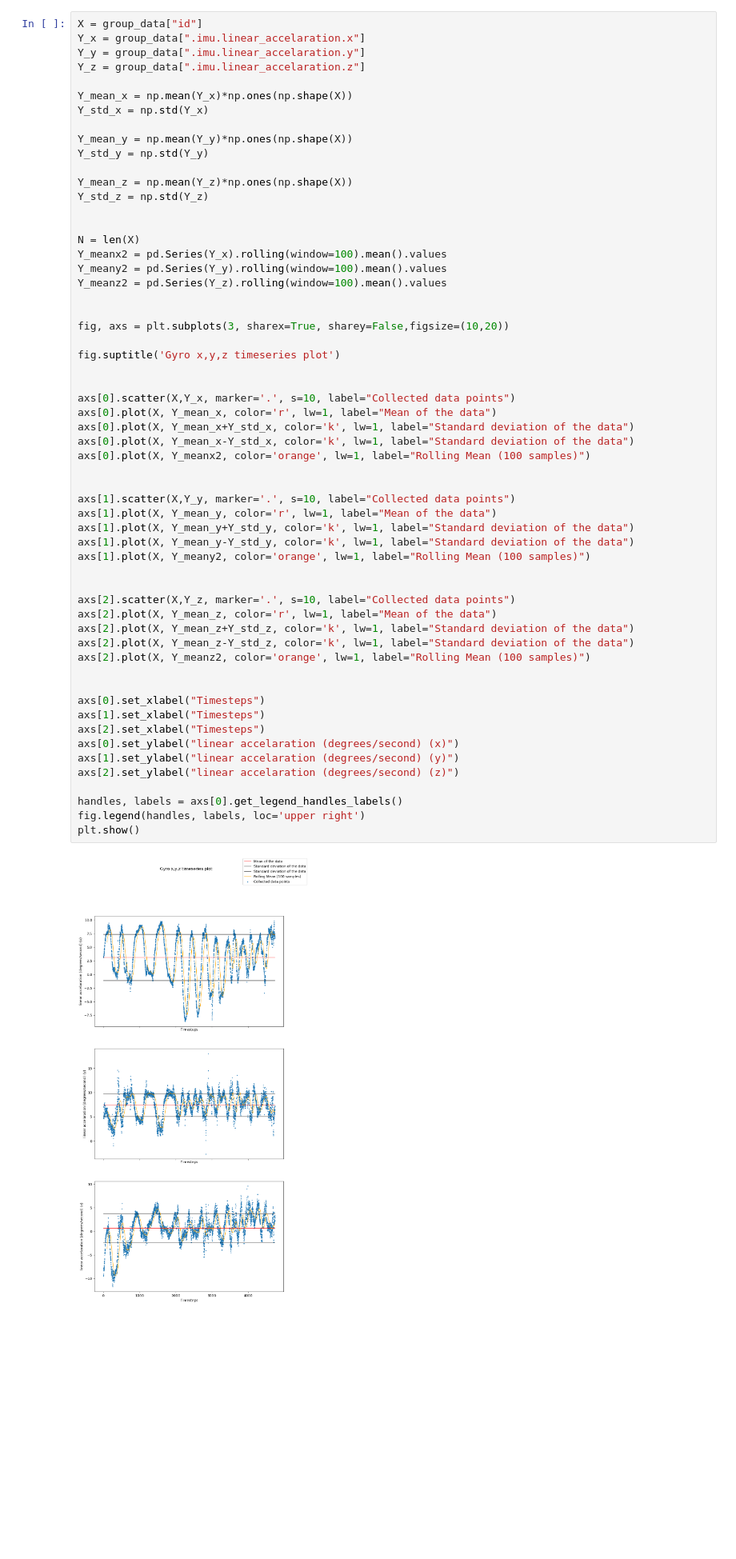
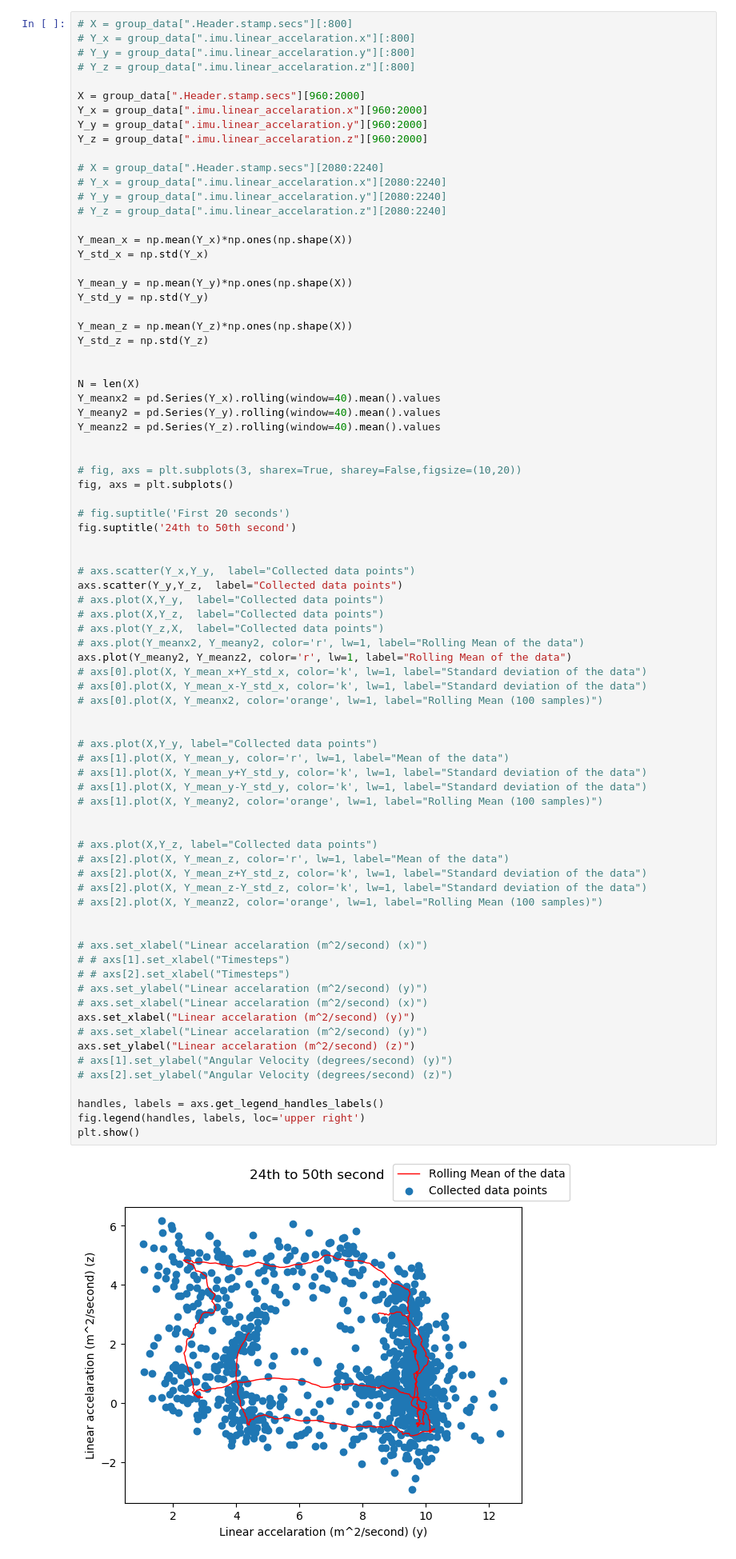
Before and after one commit to bansaldh/EECE5554, a Jupyter notebook: LAB3/src/Analysis/analysis_of_data.ipynb, the cells around one changed output. Shown at 80% size. Saved outputs shown, nothing was run; the diff lists cells and outputs as text; blank space fills up the shorter version.

```diff
--- a/LAB3/src/Analysis/analysis_of_data.ipynb
+++ b/LAB3/src/Analysis/analysis_of_data.ipynb
@@ -869,60 +941,81 @@ plt.show()
 # %%
-X = group_data["id"]
-Y_x = group_data[".imu.linear_accelaration.x"]
-Y_y = group_data[".imu.linear_accelaration.y"]
-Y_z = group_data[".imu.linear_accelaration.z"]
+# X = group_data[".Header.stamp.secs"][:800]
+# Y_x = group_data[".imu.linear_accelaration.x"][:800]
+# Y_y = group_data[".imu.linear_accelaration.y"][:800]
+# Y_z = group_data[".imu.linear_accelaration.z"][:800]
+
+X = group_data[".Header.stamp.secs"][960:2000]
+Y_x = group_data[".imu.linear_accelaration.x"][960:2000]
+Y_y = group_data[".imu.linear_accelaration.y"][960:2000]
+Y_z = group_data[".imu.linear_accelaration.z"][960:2000]
+
+# X = group_data[".Header.stamp.secs"][2080:2240]
+# Y_x = group_data[".imu.linear_accelaration.x"][2080:2240]
+# Y_y = group_data[".imu.linear_accelaration.y"][2080:2240]
+# Y_z = group_data[".imu.linear_accelaration.z"][2080:2240]
 
 Y_mean_x = np.mean(Y_x)*np.ones(np.shape(X))
 Y_std_x = np.std(Y_x)
 
 Y_mean_y = np.mean(Y_y)*np.ones(np.shape(X))
 Y_std_y = np.std(Y_y)
 
 Y_mean_z = np.mean(Y_z)*np.ones(np.shape(X))
 Y_std_z = np.std(Y_z)
 
 
 N = len(X)
-Y_meanx2 = pd.Series(Y_x).rolling(window=100).mean().values
-Y_meany2 = pd.Series(Y_y).rolling(window=100).mean().values
-Y_meanz2 = pd.Series(Y_z).rolling(window=100).mean().values
+Y_meanx2 = pd.Series(Y_x).rolling(window=40).mean().values
+Y_meany2 = pd.Series(Y_y).rolling(window=40).mean().values
+Y_meanz2 = pd.Series(Y_z).rolling(window=40).mean().values
 
 
-fig, axs = plt.subplots(3, sharex=True, sharey=False,figsize=(10,20))
+# fig, axs = plt.subplots(3, sharex=True, sharey=False,figsize=(10,20))
+fig, axs = plt.subplots()
 
-fig.suptitle('Gyro x,y,z timeseries plot')
+# fig.suptitle('First 20 seconds')
+fig.suptitle('24th to 50th second')
 
 
-axs[0].scatter(X,Y_x, marker='.', s=10, label="Collected data points")
-axs[0].plot(X, Y_mean_x, color='r', lw=1, label="Mean of the data")
-axs[0].plot(X, Y_mean_x+Y_std_x, color='k', lw=1, label="Standard deviation of the data")
-axs[0].plot(X, Y_mean_x-Y_std_x, color='k', lw=1, label="Standard deviation of the data")
-axs[0].plot(X, Y_meanx2, color='orange', lw=1, label="Rolling Mean (100 samples)")
+# axs.scatter(Y_x,Y_y,  label="Collected data points")
+axs.scatter(Y_y,Y_z,  label="Collected data points")
+# axs.plot(X,Y_y,  label="Collected data points")
+# axs.plot(X,Y_z,  label="Collected data points")
+# axs.plot(Y_z,X,  label="Collected data points")
+# axs.plot(Y_meanx2, Y_meany2, color='r', lw=1, label="Rolling Mean of the data")
+axs.plot(Y_meany2, Y_meanz2, color='r', lw=1, label="Rolling Mean of the data")
+# axs[0].plot(X, Y_mean_x+Y_std_x, color='k', lw=1, label="Standard deviation of the data")
+# axs[0].plot(X, Y_mean_x-Y_std_x, color='k', lw=1, label="Standard deviation of the data")
+# axs[0].plot(X, Y_meanx2, color='orange', lw=1, label="Rolling Mean (100 samples)")
 
 
-axs[1].scatter(X,Y_y, marker='.', s=10, label="Collected data points")
-axs[1].plot(X, Y_mean_y, color='r', lw=1, label="Mean of the data")
-axs[1].plot(X, Y_mean_y+Y_std_y, color='k', lw=1, label="Standard deviation of the data")
-axs[1].plot(X, Y_mean_y-Y_std_y, color='k', lw=1, label="Standard deviation of the data")
-axs[1].plot(X, Y_meany2, color='orange', lw=1, label="Rolling Mean (100 samples)")
+# axs.plot(X,Y_y, label="Collected data points")
+# axs[1].plot(X, Y_mean_y, color='r', lw=1, label="Mean of the data")
+# axs[1].plot(X, Y_mean_y+Y_std_y, color='k', lw=1, label="Standard deviation of the data")
+# axs[1].plot(X, Y_mean_y-Y_std_y, color='k', lw=1, label="Standard deviation of the data")
+# axs[1].plot(X, Y_meany2, color='orange', lw=1, label="Rolling Mean (100 samples)")
 
 
-axs[2].scatter(X,Y_z, marker='.', s=10, label="Collected data points")
-axs[2].plot(X, Y_mean_z, color='r', lw=1, label="Mean of the data")
-axs[2].plot(X, Y_mean_z+Y_std_z, color='k', lw=1, label="Standard deviation of the data")
-axs[2].plot(X, Y_mean_z-Y_std_z, color='k', lw=1, label="Standard deviation of the data")
-axs[2].plot(X, Y_meanz2, color='orange', lw=1, label="Rolling Mean (100 samples)")
+# axs.plot(X,Y_z, label="Collected data points")
+# axs[2].plot(X, Y_mean_z, color='r', lw=1, label="Mean of the data")
+# axs[2].plot(X, Y_mean_z+Y_std_z, color='k', lw=1, label="Standard deviation of the data")
+# axs[2].plot(X, Y_mean_z-Y_std_z, color='k', lw=1, label="Standard deviation of the data")
+# axs[2].plot(X, Y_meanz2, color='orange', lw=1, label="Rolling Mean (100 samples)")
 
 
-axs[0].set_xlabel("Timesteps")
-axs[1].set_xlabel("Timesteps")
-axs[2].set_xlabel("Timesteps")
-axs[0].set_ylabel("linear accelaration (degrees/second) (x)")
-axs[1].set_ylabel("linear accelaration (degrees/second) (y)")
-axs[2].set_ylabel("linear accelaration (degrees/second) (z)")
+# axs.set_xlabel("Linear accelaration (m^2/second) (x)")
+# # axs[1].set_xlabel("Timesteps")
+# # axs[2].set_xlabel("Timesteps")
+# axs.set_ylabel("Linear accelaration (m^2/second) (y)")
+# axs.set_xlabel("Linear accelaration (m^2/second) (x)")
+axs.set_xlabel("Linear accelaration (m^2/second) (y)")
+# axs.set_xlabel("Linear accelaration (m^2/second) (y)")
+axs.set_ylabel("Linear accelaration (m^2/second) (z)")
+# axs[1].set_ylabel("Angular Velocity (degrees/second) (y)")
+# axs[2].set_ylabel("Angular Velocity (degrees/second) (z)")
 
-handles, labels = axs[0].get_legend_handles_labels()
+handles, labels = axs.get_legend_handles_labels()
 fig.legend(handles, labels, loc='upper right')
 plt.show()
 # %% [output]
-[figure, old version]
+[figure, new version]
```
Also changed, not shown: parts of 4 cells of this notebook, 6 other files.
